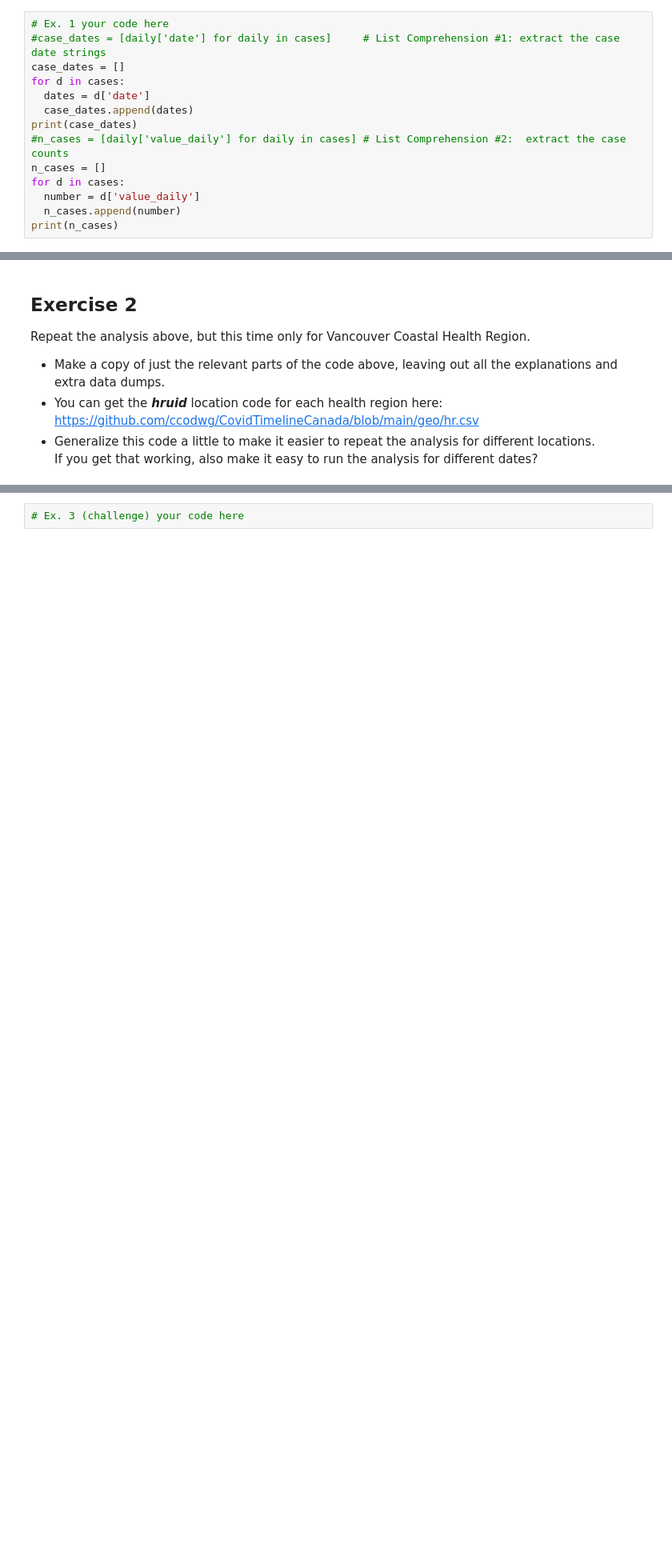
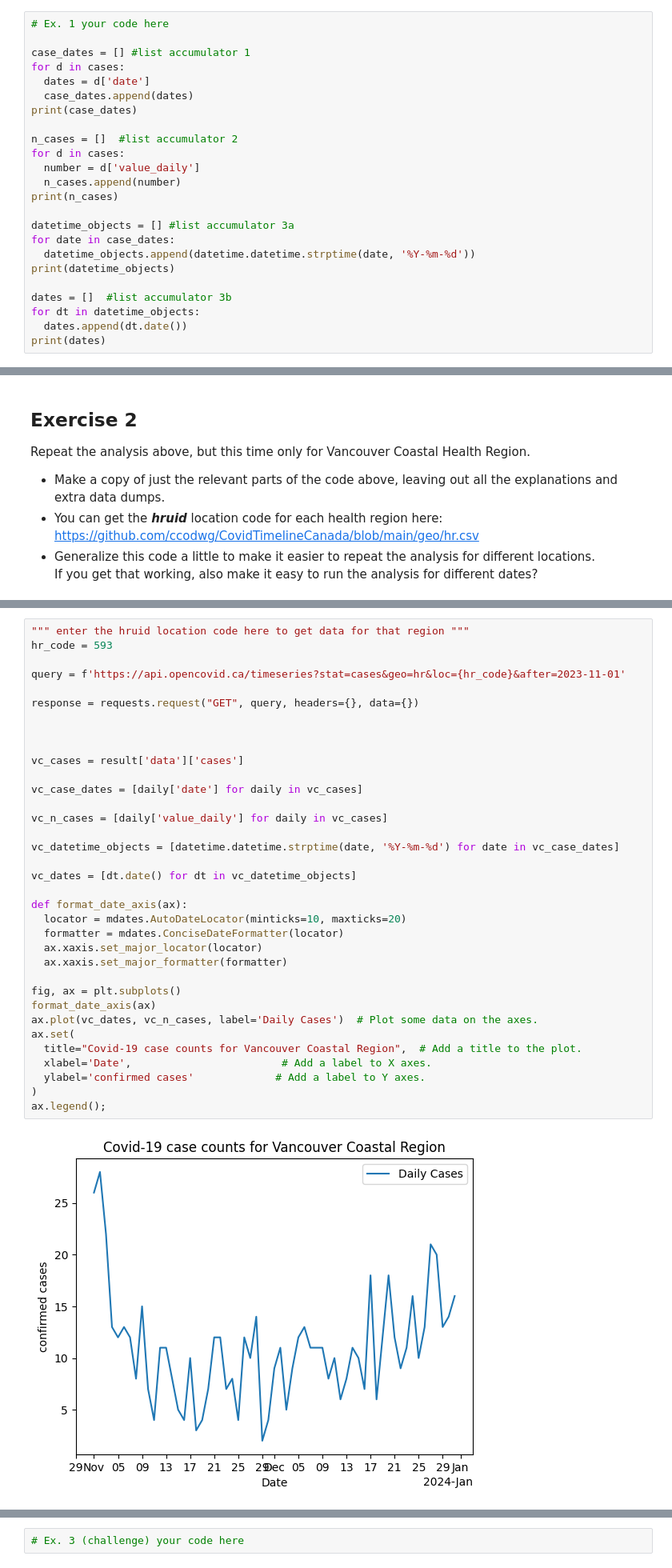
Before and after one commit to sammyfow/cap-comp215, a Jupyter notebook: labs/lab01-intro.ipynb, the cells around one changed output, grey strips where cells are left out. Shown at 80% size. Cells and saved outputs as stored; diff of their text form; blank space fills up the shorter version.

```diff
--- a/labs/lab01-intro.ipynb
+++ b/labs/lab01-intro.ipynb
@@ -115,17 +115,27 @@ In the code cell below, re-write each of the 3 "List Comprehensions" in the code
 Notice that a "list comprehension" is a compact way to write a "list accumulator" algorithm (and more efficient too!)
 # %%
 # Ex. 1 your code here
-#case_dates = [daily['date'] for daily in cases]     # List Comprehension #1: extract the case date strings
-case_dates = []
+
+case_dates = [] #list accumulator 1
 for d in cases:
   dates = d['date']
   case_dates.append(dates)
 print(case_dates)
-#n_cases = [daily['value_daily'] for daily in cases] # List Comprehension #2:  extract the case counts
-n_cases = []
+
+n_cases = []  #list accumulator 2
 for d in cases:
   number = d['value_daily']
   n_cases.append(number)
 print(n_cases)
+
+datetime_objects = [] #list accumulator 3a
+for date in case_dates:
+  datetime_objects.append(datetime.datetime.strptime(date, '%Y-%m-%d'))
+print(datetime_objects)
+
+dates = []  #list accumulator 3b
+for dt in datetime_objects:
+  dates.append(dt.date())
+print(dates)
 # %% [output]
 ['2023-11-01', '2023-11-02', '2023-11-03', '2023-11-04', '2023-11-05', '2023-11-06', '2023-11-07', '2023-11-08', '2023-11-09', '2023-11-10', '2023-11-11', '2023-11-12', '2023-11-13', '2023-11-14', '20 ...
@@ -169,3 +179,40 @@ Repeat the analysis above, but this time only for Vancouver Coastal Health Regio
+# %%
+""" enter the hruid location code here to get data for that region """
+hr_code = 593
+
+query = f'https://api.opencovid.ca/timeseries?stat=cases&geo=hr&loc={hr_code}&after=2023-11-01'
+
+response = requests.request("GET", query, headers={}, data={})
+
+
+
+vc_cases = result['data']['cases']
+
+vc_case_dates = [daily['date'] for daily in vc_cases]
+
+vc_n_cases = [daily['value_daily'] for daily in vc_cases]
+
+vc_datetime_objects = [datetime.datetime.strptime(date, '%Y-%m-%d') for date in vc_case_dates]
+
+vc_dates = [dt.date() for dt in vc_datetime_objects]
+
+def format_date_axis(ax):
+  locator = mdates.AutoDateLocator(minticks=10, maxticks=20)
+  formatter = mdates.ConciseDateFormatter(locator)
+  ax.xaxis.set_major_locator(locator)
+  ax.xaxis.set_major_formatter(formatter)
+
+fig, ax = plt.subplots()
+format_date_axis(ax)
+ax.plot(vc_dates, vc_n_cases, label='Daily Cases')  # Plot some data on the axes.
+ax.set(
+  title="Covid-19 case counts for Vancouver Coastal Region",  # Add a title to the plot.
+  xlabel='Date',                        # Add a label to X axes.
+  ylabel='confirmed cases'             # Add a label to Y axes.
+)
+ax.legend();
+# %% [output]
+[figure, added]
 # %% [markdown]
 ## Challenge Exercise - Take your skills to the next level...
 
```
Also changed, not shown: parts of 5 cells of this notebook.
